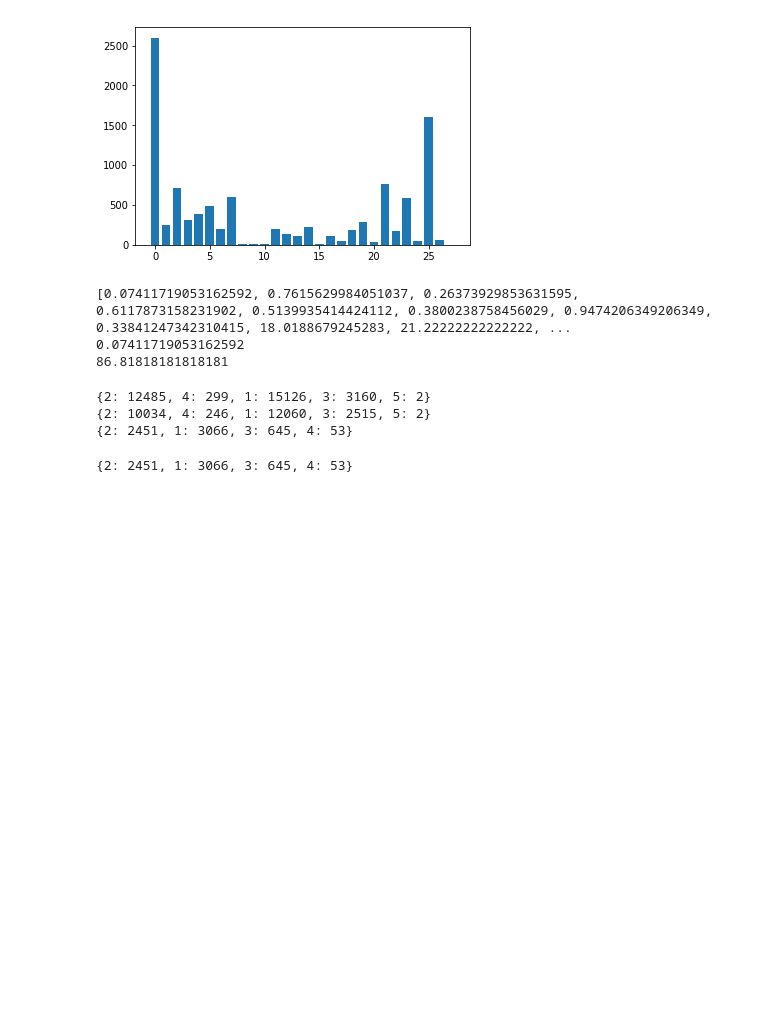
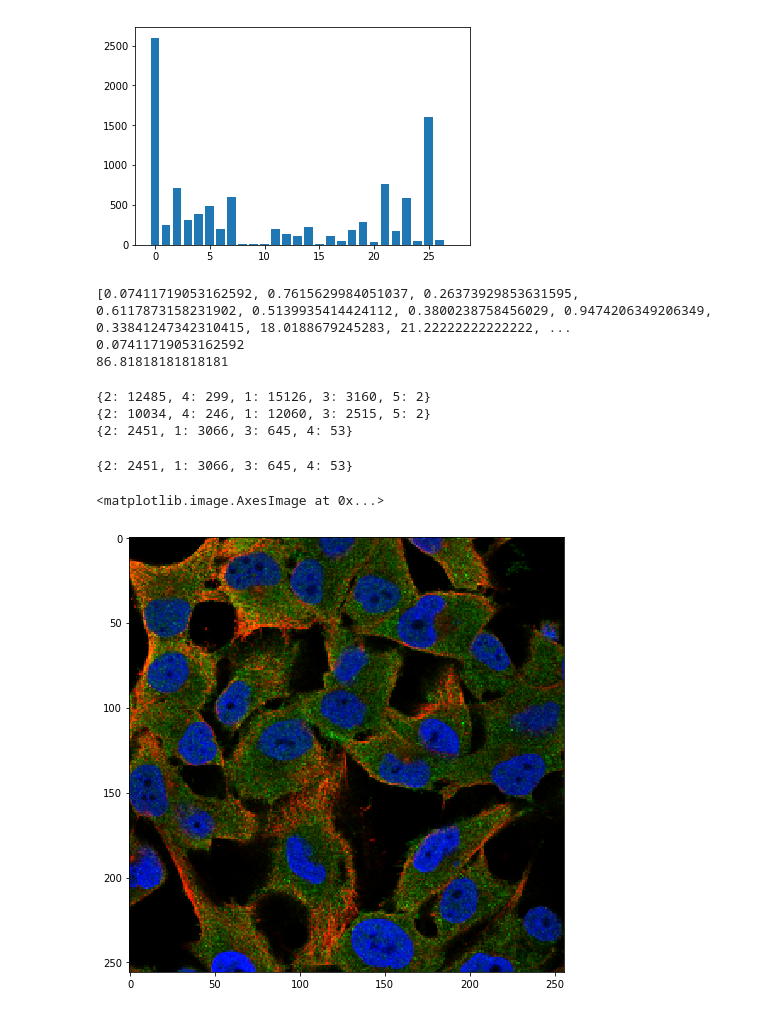
Before and after one commit to SuperXiang/kaggle-hpa-1, a Jupyter notebook: pre_analysis.ipynb, the cells around one changed output. Drawn from its saved outputs; the diff is of its cells as text; code cells hidden in the pictures; blank space fills up the shorter version.

Commit message:
fine tuning the data augmentation

```diff
--- a/pre_analysis.ipynb
+++ b/pre_analysis.ipynb
@@ -127,3 +127,20 @@ calculate_category_lenghts(train_data.val_set_df)
 {2: 10034, 4: 246, 1: 12060, 3: 2515, 5: 2}
 {2: 2451, 1: 3066, 3: 645, 4: 53}
 {2: 2451, 1: 3066, 3: 645, 4: 53}
+# %%
+train_dataset = TrainDataset(
+    train_data.train_set_df,
+    "../../hpa",
+    num_categories=28,
+    image_size=256,
+    augment=True,
+    normalize_images=False)
+# %%
+from imgaug import augmenters as iaa
+augmentor = iaa.Affine(rotate=(-10, +10))
+
+plt.figure(figsize=(8, 8))
+plt.imshow(train_dataset[20][0].data.numpy().transpose(1, 2, 0)[:, :, :3], vmin=0.0, vmax=1.0)
+# %% [output]
+<matplotlib.image.AxesImage at 0x...>
+[figure, added]
```
Also changed, not shown: parts of 5 cells of this notebook, 1 other file.
